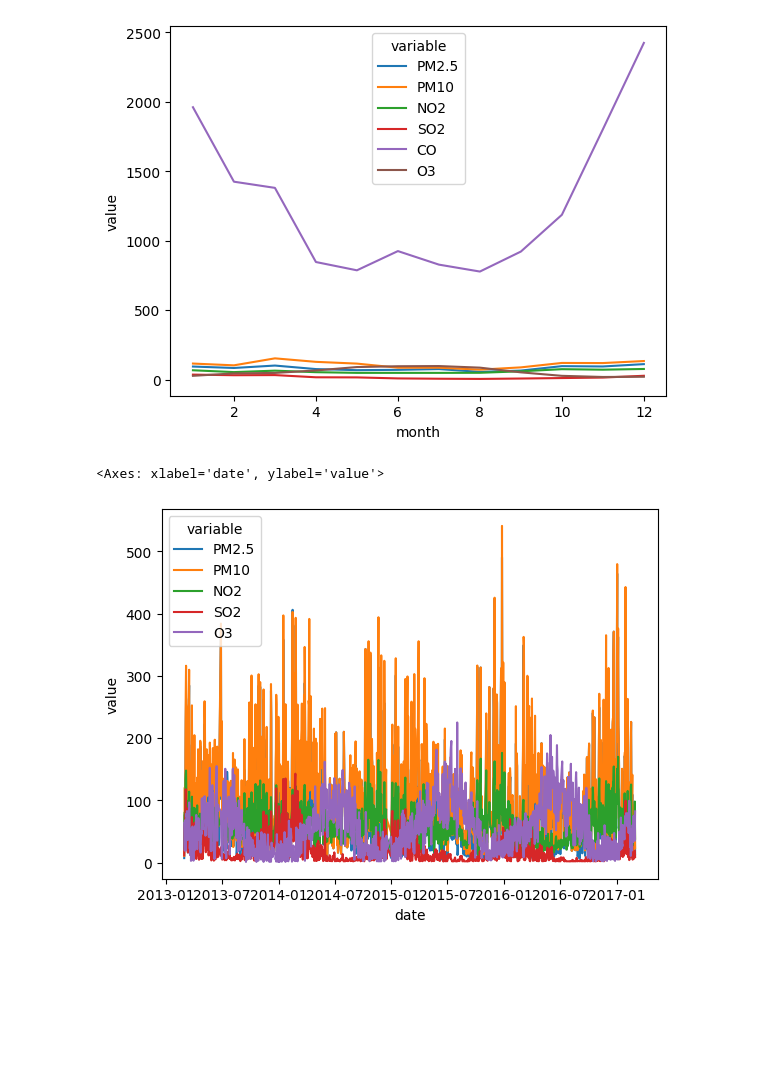
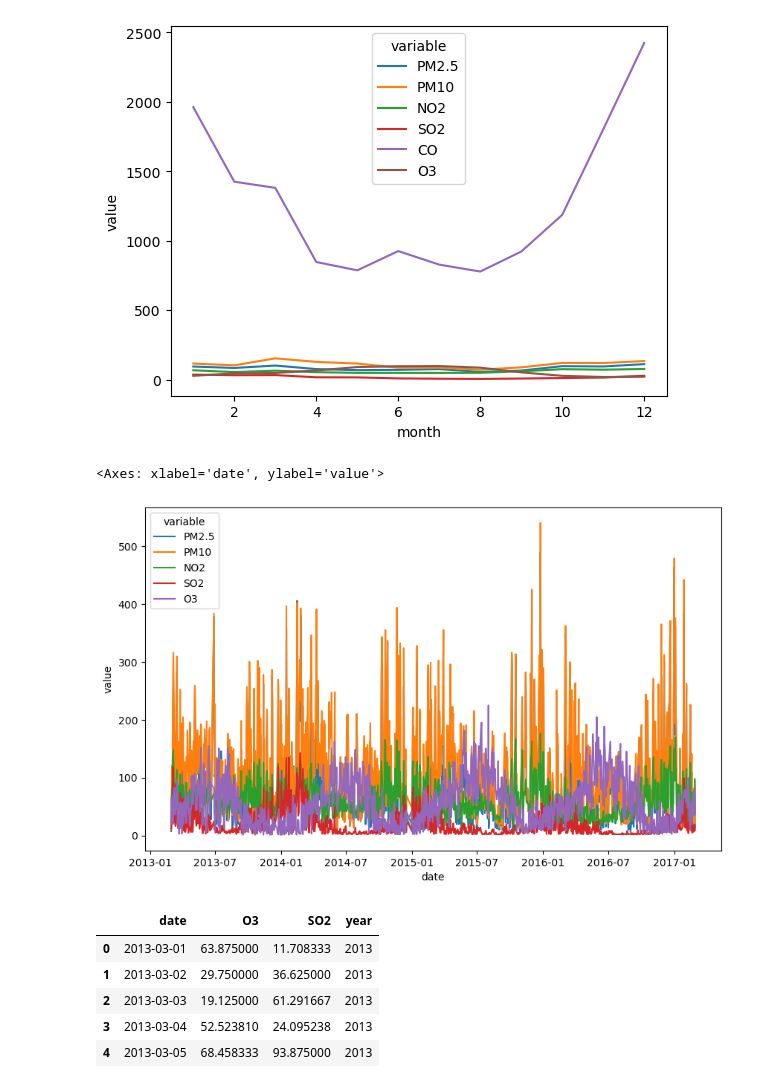
Before and after one commit to perthonBalans/SUSTC_Stat_217_Proj, a Jupyter notebook: Single_variable_analysis.ipynb, the cells around one changed output. Cells and saved outputs as stored; diff of their text form; code cells hidden in the pictures; blank space fills up the shorter version.

```diff
--- a/Single_variable_analysis.ipynb
+++ b/Single_variable_analysis.ipynb
@@ -96,7 +97,18 @@ sns.lineplot(x='month', y='value', hue='variable', data=pd.melt(Monthly_pollutan
 <Axes: xlabel='month', ylabel='value'>
 [figure]
 # %%
+plot = plt.figure(figsize=(10, 6))
 sns.lineplot(x='date', y='value', hue='variable', data=pd.melt(Daily_pollutants, ['date']))
 # %% [output]
 <Axes: xlabel='date', ylabel='value'>
-[figure, old version]
+[figure, new version]
+# %%
+O3_SO2 = Air_Quality_Aotizhongxin[['date', 'O3', 'year', 'SO2']].groupby(['date']).agg({'O3': 'mean', 'SO2': 'mean', 'year': 'first'}).reset_index()
+O3_SO2.head()
+# %% [output]
+|  | date | O3 | SO2 | year |
+| 0 | 2013-03-01 | 63.875000 | 11.708333 | 2013 |
+| 1 | 2013-03-02 | 29.750000 | 36.625000 | 2013 |
+| 2 | 2013-03-03 | 19.125000 | 61.291667 | 2013 |
+| 3 | 2013-03-04 | 52.523810 | 24.095238 | 2013 |
+| 4 | 2013-03-05 | 68.458333 | 93.875000 | 2013 |
```
Also changed, not shown: parts of 7 cells of this notebook, 3 other files.
